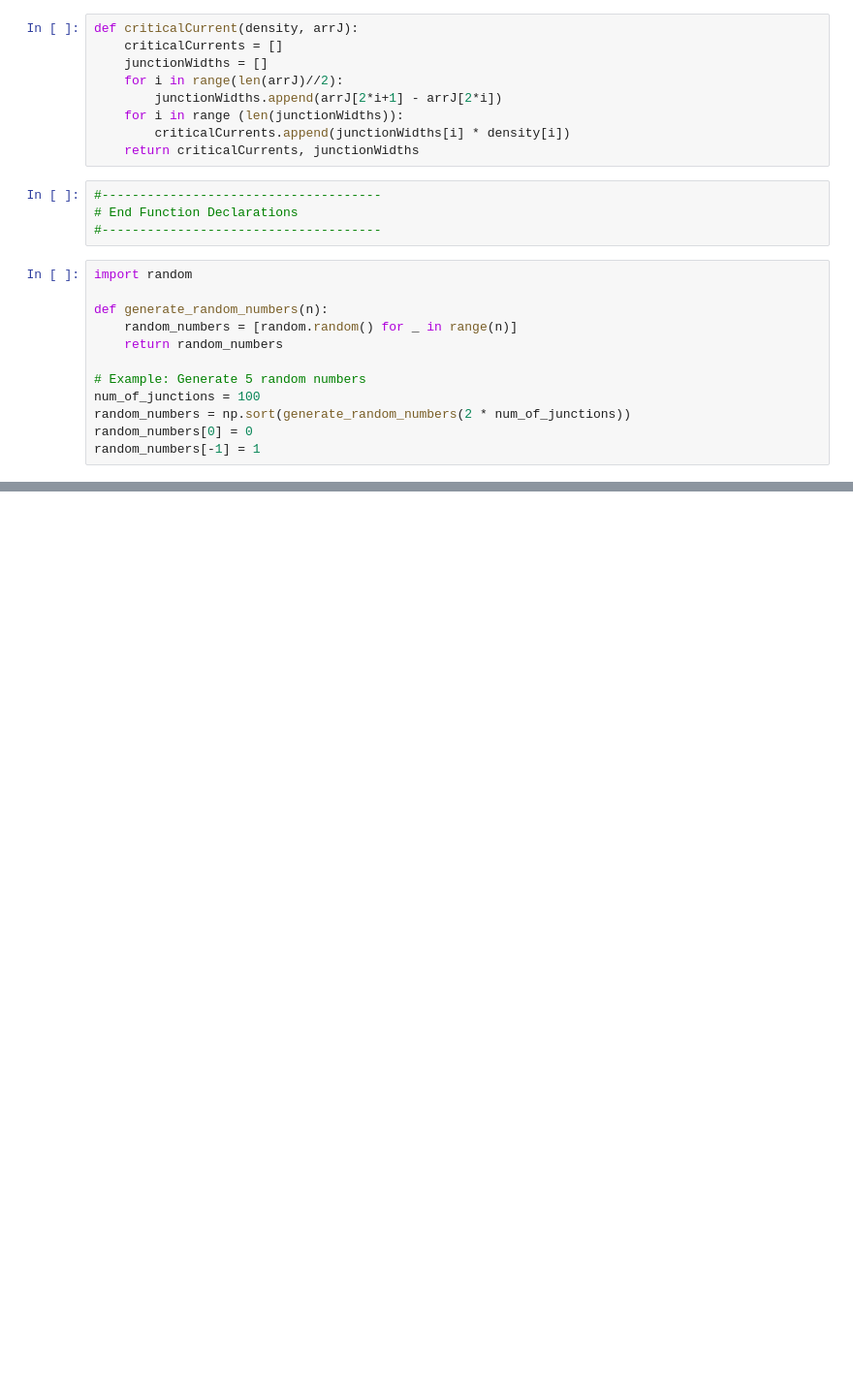
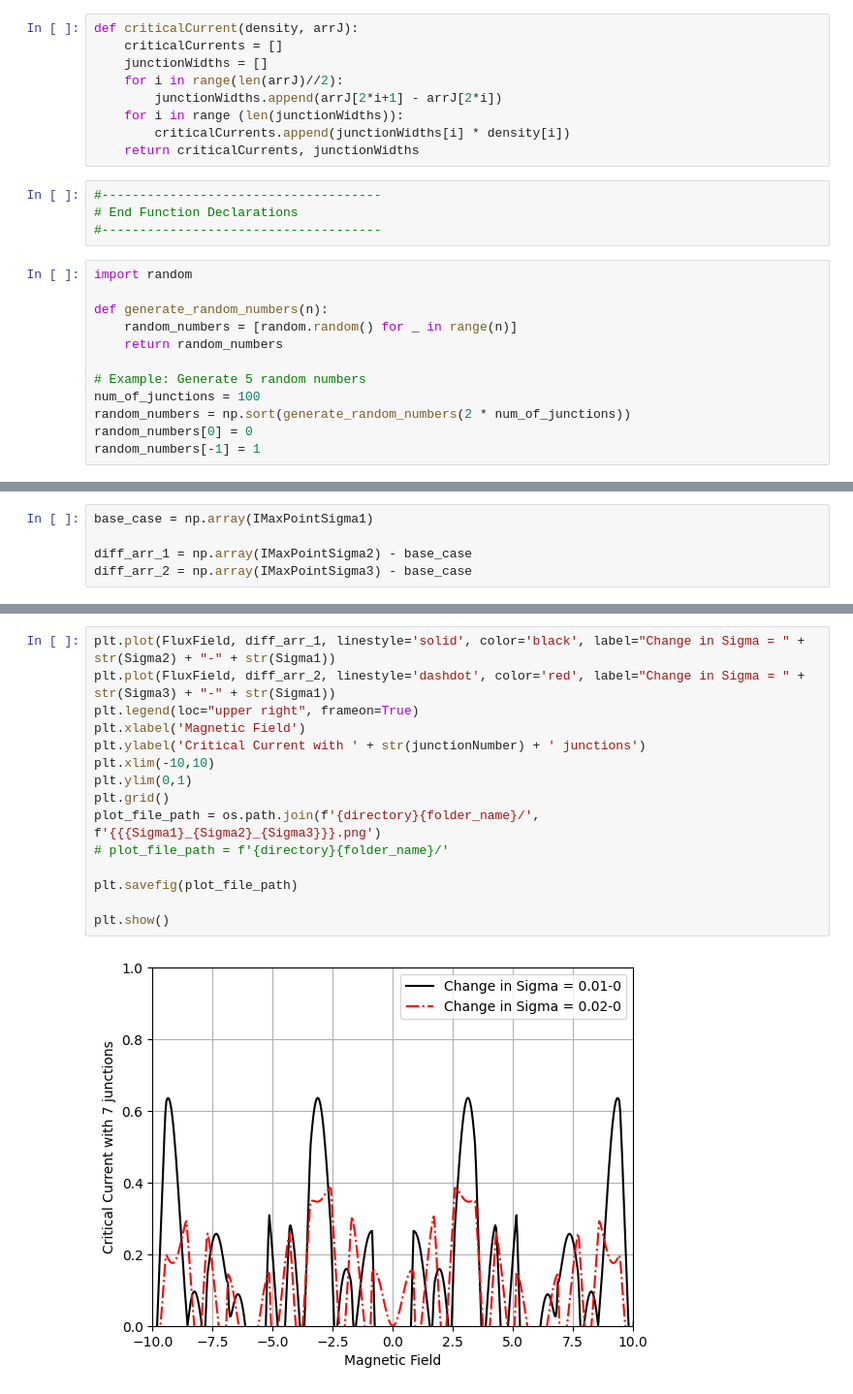
Before and after one commit to cliffsun/Josephson-Junction-Array-Model, a Jupyter notebook: JJ_Array_Standard_Deviation.ipynb, the cells around one changed output, grey strips where cells are left out. Shown at 97% size. Saved outputs shown, nothing was run; the diff lists cells and outputs as text; blank space fills up the shorter version.

```diff
--- a/JJ_Array_Standard_Deviation.ipynb
+++ b/JJ_Array_Standard_Deviation.ipynb
@@ -459,3 +459,8 @@ text_file_path = os.path.join(directory, folder_name, file_name)
 
 with open(text_file_path, 'w') as file:
     file.write(text_content)
+# %%
+base_case = np.array(IMaxPointSigma1)
+
+diff_arr_1 = np.array(IMaxPointSigma2) - base_case
+diff_arr_2 = np.array(IMaxPointSigma3) - base_case
@@ -461,0 +481,17 @@ with open(text_file_path, 'w') as file:
+# %%
+plt.plot(FluxField, diff_arr_1, linestyle='solid', color='black', label="Change in Sigma = " + str(Sigma2) + "-" + str(Sigma1))
+plt.plot(FluxField, diff_arr_2, linestyle='dashdot', color='red', label="Change in Sigma = " + str(Sigma3) + "-" + str(Sigma1))
+plt.legend(loc="upper right", frameon=True)
+plt.xlabel('Magnetic Field')
+plt.ylabel('Critical Current with ' + str(junctionNumber) + ' junctions')
+plt.xlim(-10,10)
+plt.ylim(0,1)
+plt.grid()
+plot_file_path = os.path.join(f'{directory}{folder_name}/', f'{{{Sigma1}_{Sigma2}_{Sigma3}}}.png')
+# plot_file_path = f'{directory}{folder_name}/'
+
+plt.savefig(plot_file_path)
+
+plt.show()
+# %% [output]
+[figure, added]
```
Also changed, not shown: parts of 10 cells of this notebook, 21 other files.
